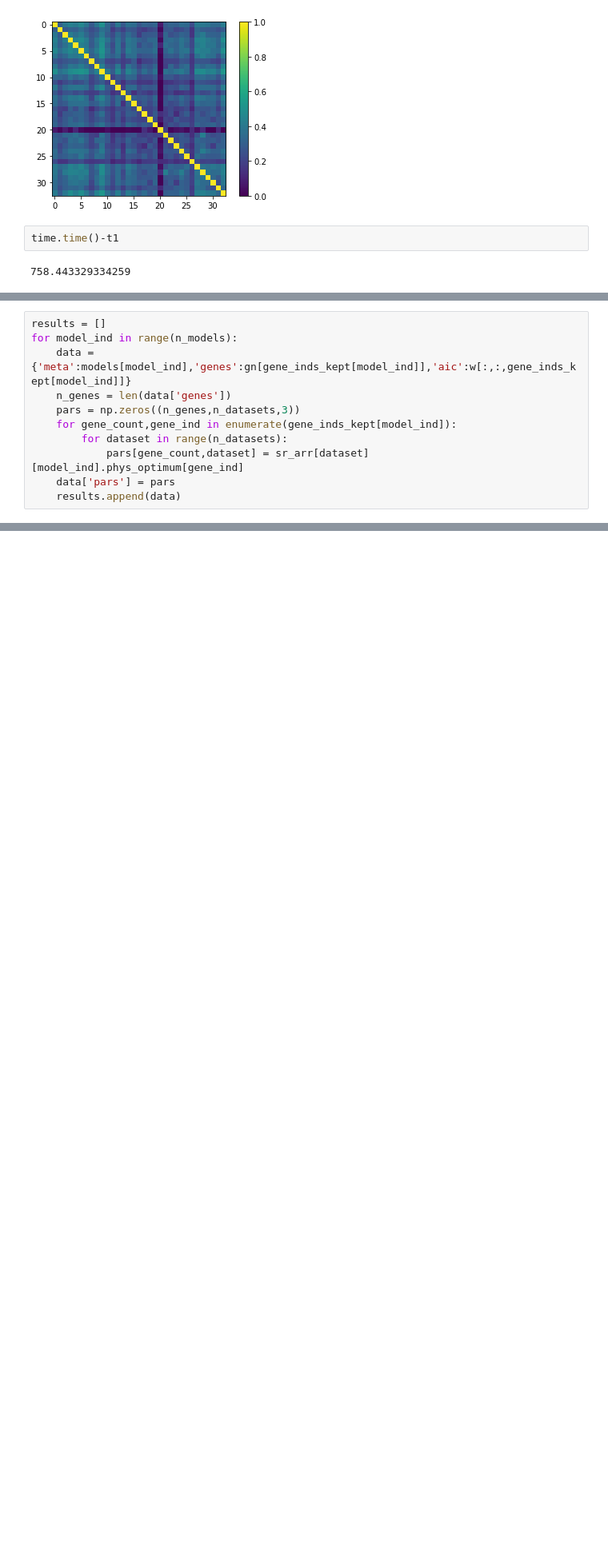
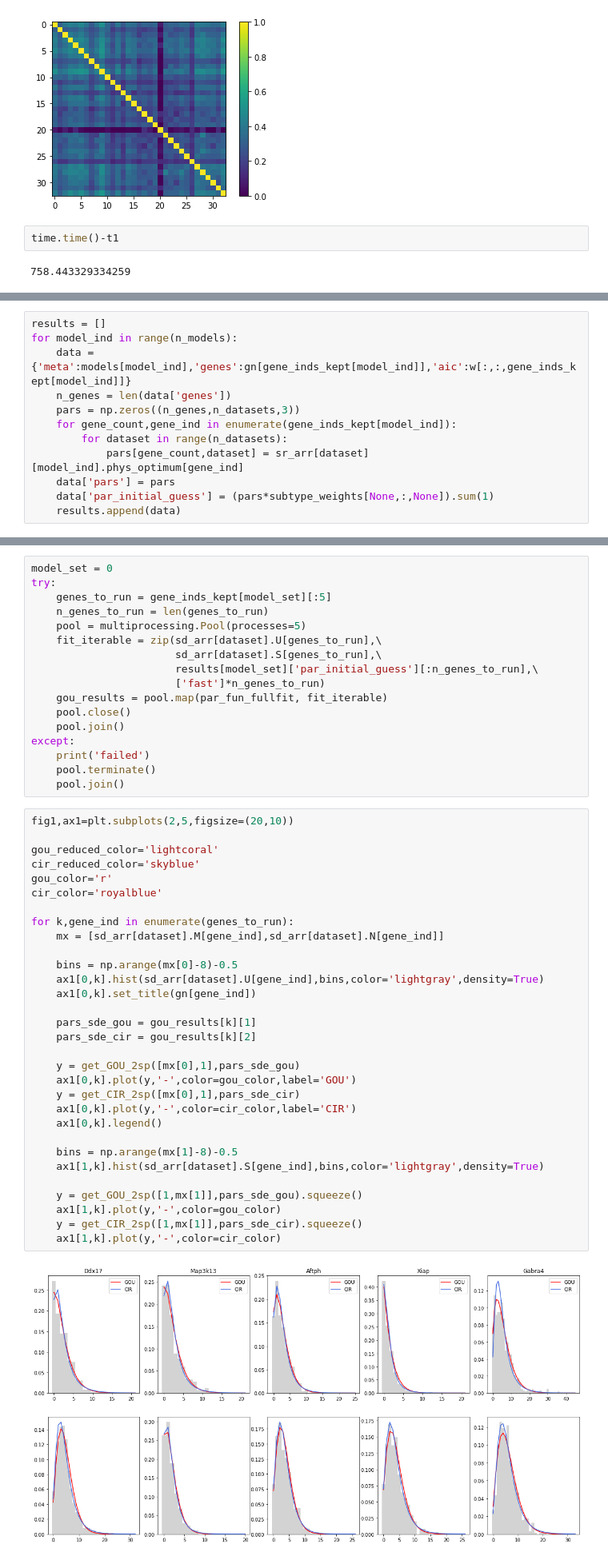
Before and after one commit to pachterlab/GVFP_2021, a Jupyter notebook: gg220802_monod.ipynb, the cells around one changed output, grey strips where cells are left out. Shown at 80% size. Cells and saved outputs as stored; diff of their text form; blank space fills up the shorter version.

```diff
--- a/gg220802_monod.ipynb
+++ b/gg220802_monod.ipynb
@@ -369,4 +376,5 @@ for model_ind in range(n_models):
         for dataset in range(n_datasets):
             pars[gene_count,dataset] = sr_arr[dataset][model_ind].phys_optimum[gene_ind]
     data['pars'] = pars
+    data['par_initial_guess'] = (pars*subtype_weights[None,:,None]).sum(1)
     results.append(data)
@@ -375,0 +407,50 @@ with open('/home/ggorin/projects/GVFP_2021/fits/gg_220802_022_allen_celltypes_1/
+# %%
+model_set = 0
+try:
+    genes_to_run = gene_inds_kept[model_set][:5]
+    n_genes_to_run = len(genes_to_run)
+    pool = multiprocessing.Pool(processes=5)
+    fit_iterable = zip(sd_arr[dataset].U[genes_to_run],\
+                       sd_arr[dataset].S[genes_to_run],\
+                       results[model_set]['par_initial_guess'][:n_genes_to_run],\
+                       ['fast']*n_genes_to_run)
+    gou_results = pool.map(par_fun_fullfit, fit_iterable)
+    pool.close()
+    pool.join()
+except:
+    print('failed')
+    pool.terminate()
+    pool.join()
+# %%
+fig1,ax1=plt.subplots(2,5,figsize=(20,10))
+
+gou_reduced_color='lightcoral'
+cir_reduced_color='skyblue'
+gou_color='r'
+cir_color='royalblue'
+
+for k,gene_ind in enumerate(genes_to_run):
+    mx = [sd_arr[dataset].M[gene_ind],sd_arr[dataset].N[gene_ind]]
+
+    bins = np.arange(mx[0]-8)-0.5
+    ax1[0,k].hist(sd_arr[dataset].U[gene_ind],bins,color='lightgray',density=True)
+    ax1[0,k].set_title(gn[gene_ind])
+
+    pars_sde_gou = gou_results[k][1]
+    pars_sde_cir = gou_results[k][2]
+
+    y = get_GOU_2sp([mx[0],1],pars_sde_gou)
+    ax1[0,k].plot(y,'-',color=gou_color,label='GOU')
+    y = get_CIR_2sp([mx[0],1],pars_sde_cir)
+    ax1[0,k].plot(y,'-',color=cir_color,label='CIR')
+    ax1[0,k].legend()
+
+    bins = np.arange(mx[1]-8)-0.5
+    ax1[1,k].hist(sd_arr[dataset].S[gene_ind],bins,color='lightgray',density=True)
+
+    y = get_GOU_2sp([1,mx[1]],pars_sde_gou).squeeze()
+    ax1[1,k].plot(y,'-',color=gou_color)
+    y = get_CIR_2sp([1,mx[1]],pars_sde_cir).squeeze()
+    ax1[1,k].plot(y,'-',color=cir_color)
+# %% [output]
+[figure, added]
```
Also changed, not shown: parts of 42 cells of this notebook, 1 other file.
